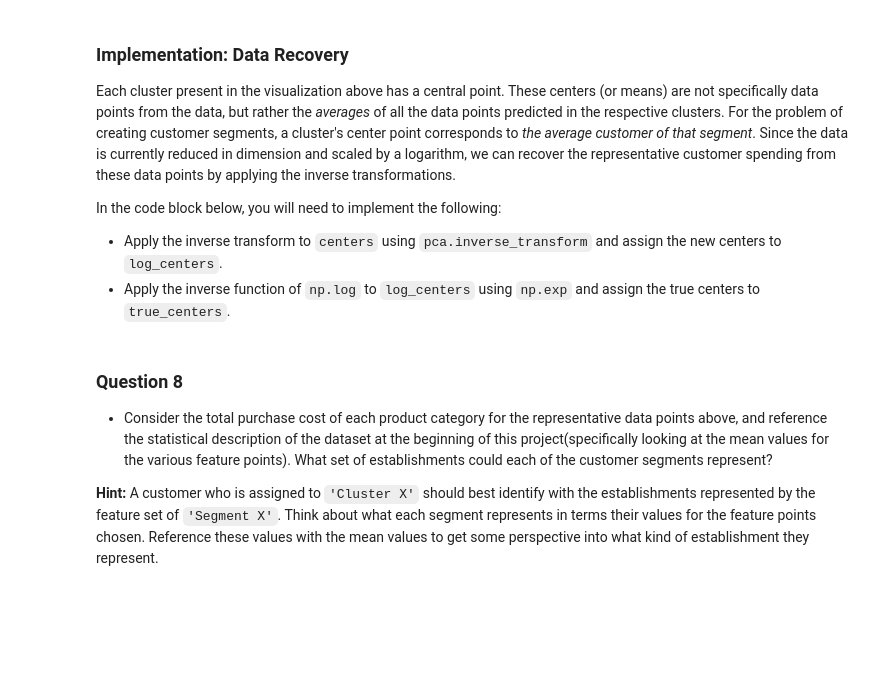
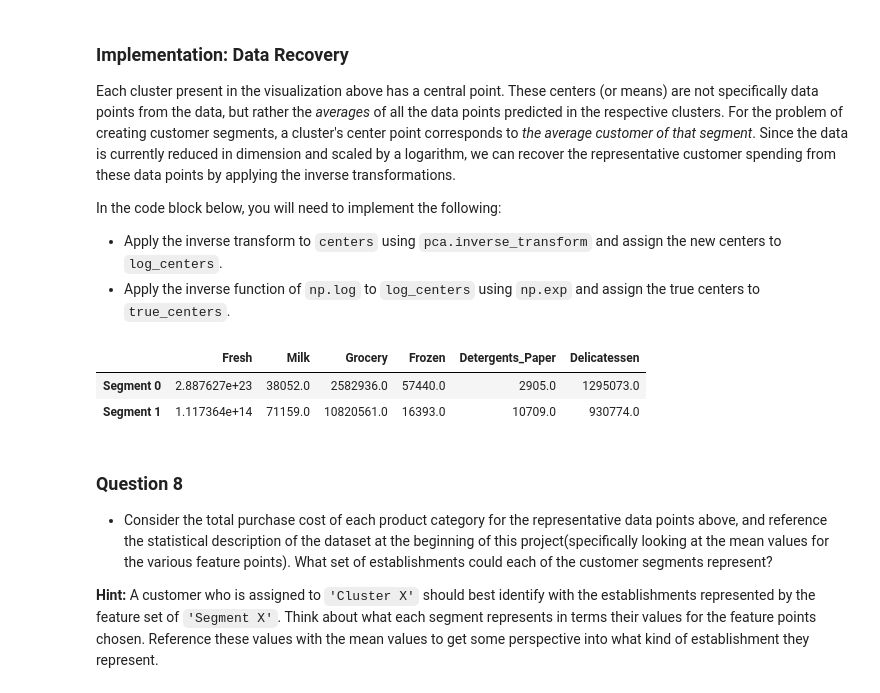
Before and after one commit to MostafaGmalFouda/Machine-learning-Project_3-DEPI-R4, a Jupyter notebook: customer_segments.ipynb, the cells around one changed output. Cells and saved outputs as stored; diff of their text form; code cells hidden in the pictures; blank space fills up the shorter version.

```diff
--- a/customer_segments.ipynb
+++ b/customer_segments.ipynb
@@ -769,20 +777,24 @@ In the code block below, you will need to implement the following:
  - Import `sklearn.metrics.silhouette_score` and calculate the silhouette score of `reduced_data` against `preds`.
    - Assign the silhouette score to `score` and print the result.
 # %%
-# TODO: Apply your clustering algorithm of choice to the reduced data
-clusterer = None
+from sklearn.mixture import GaussianMixture
+from sklearn.metrics import silhouette_score
 
-# TODO: Predict the cluster for each data point
-preds = None
+# Apply your clustering algorithm of choice to the reduced data
+clusterer = GaussianMixture(n_components=2, random_state=42).fit(reduced_data)
 
-# TODO: Find the cluster centers
-centers = None
+# Predict the cluster for each data point
+preds = clusterer.predict(reduced_data)
 
-# TODO: Predict the cluster for each transformed sample data point
-sample_preds = None
+# Find the cluster centers
+centers = clusterer.means_
 
-# TODO: Calculate the mean silhouette coefficient for the number of clusters chosen
-score = None
+# Predict the cluster for each transformed sample data point
+sample_preds = clusterer.predict(pca_samples)
+
+# Calculate the mean silhouette coefficient for the number of clusters chosen
+
+score = silhouette_score(reduced_data, preds)
 # %% [markdown]
 ### Question 7
 
@@ -804,17 +824,21 @@ In the code block below, you will need to implement the following:
  - Apply the inverse transform to `centers` using `pca.inverse_transform` and assign the new centers to `log_centers`.
  - Apply the inverse function of `np.log` to `log_centers` using `np.exp` and assign the true centers to `true_centers`.
 # %%
-# TODO: Inverse transform the centers
-log_centers = None
+# 1. Inverse transform the centers
+log_centers = pca.inverse_transform(centers)
 
-# TODO: Exponentiate the centers
-true_centers = None
+# 2. Exponentiate the centers
+true_centers = np.exp(log_centers)
 
-# Display the true centers
+# 3. Display the true centers
 segments = ['Segment {}'.format(i) for i in range(0,len(centers))]
-true_centers = pd.DataFrame(np.round(true_centers), columns = data.keys())
+true_centers = pd.DataFrame(np.round(true_centers), columns = good_data.columns)
 true_centers.index = segments
 display(true_centers)
+# %% [output]
+|  | Fresh | Milk | Grocery | Frozen | Detergents_Paper | Delicatessen |
+| Segment 0 | 2.887627e+23 | 38052.0 | 2582936.0 | 57440.0 | 2905.0 | 1295073.0 |
+| Segment 1 | 1.117364e+14 | 71159.0 | 10820561.0 | 16393.0 | 10709.0 | 930774.0 |
 # %% [markdown]
 ### Question 8
 
```
Also changed, not shown: parts of 21 cells of this notebook.
